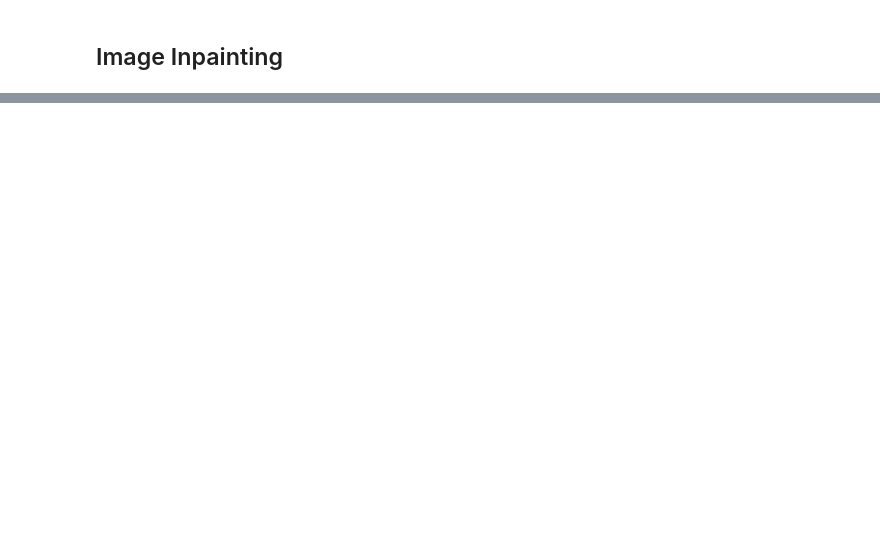
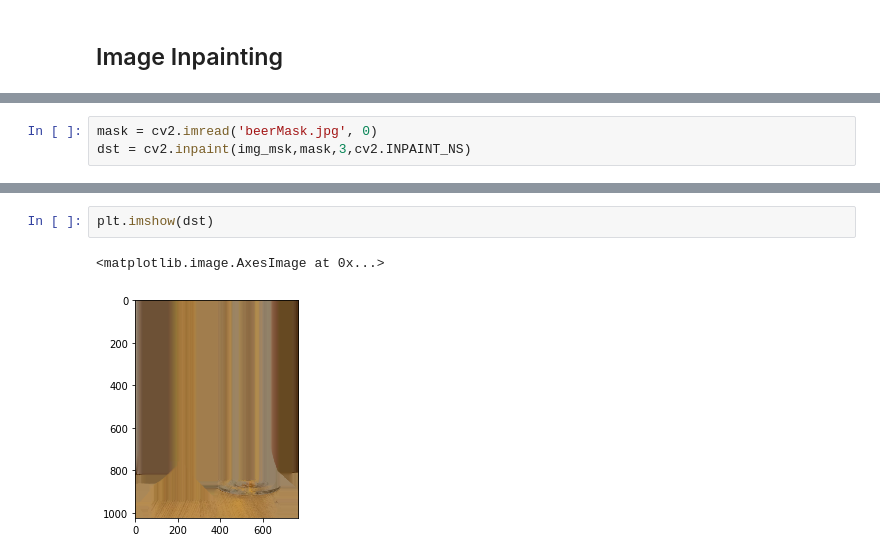
Before and after one commit to kuhlenh/deepdrink, a Jupyter notebook: DeepDrink-BasicModel.ipynb, the cells around one changed output, grey strips where cells are left out. Saved outputs shown, nothing was run; the diff lists cells and outputs as text; blank space fills up the shorter version.

```diff
--- a/DeepDrink-BasicModel.ipynb
+++ b/DeepDrink-BasicModel.ipynb
@@ -176,0 +193,3 @@ plt.imshow(image)
+# %%
+mask = cv2.imread('beerMask.jpg', 0)
+dst = cv2.inpaint(img_msk,mask,3,cv2.INPAINT_NS)
@@ -176,0 +201,5 @@ plt.imshow(image)
+# %%
+plt.imshow(dst)
+# %% [output]
+<matplotlib.image.AxesImage at 0x...>
+[figure, added]
```
Also changed, not shown: parts of 13 cells of this notebook, 8 other files.
